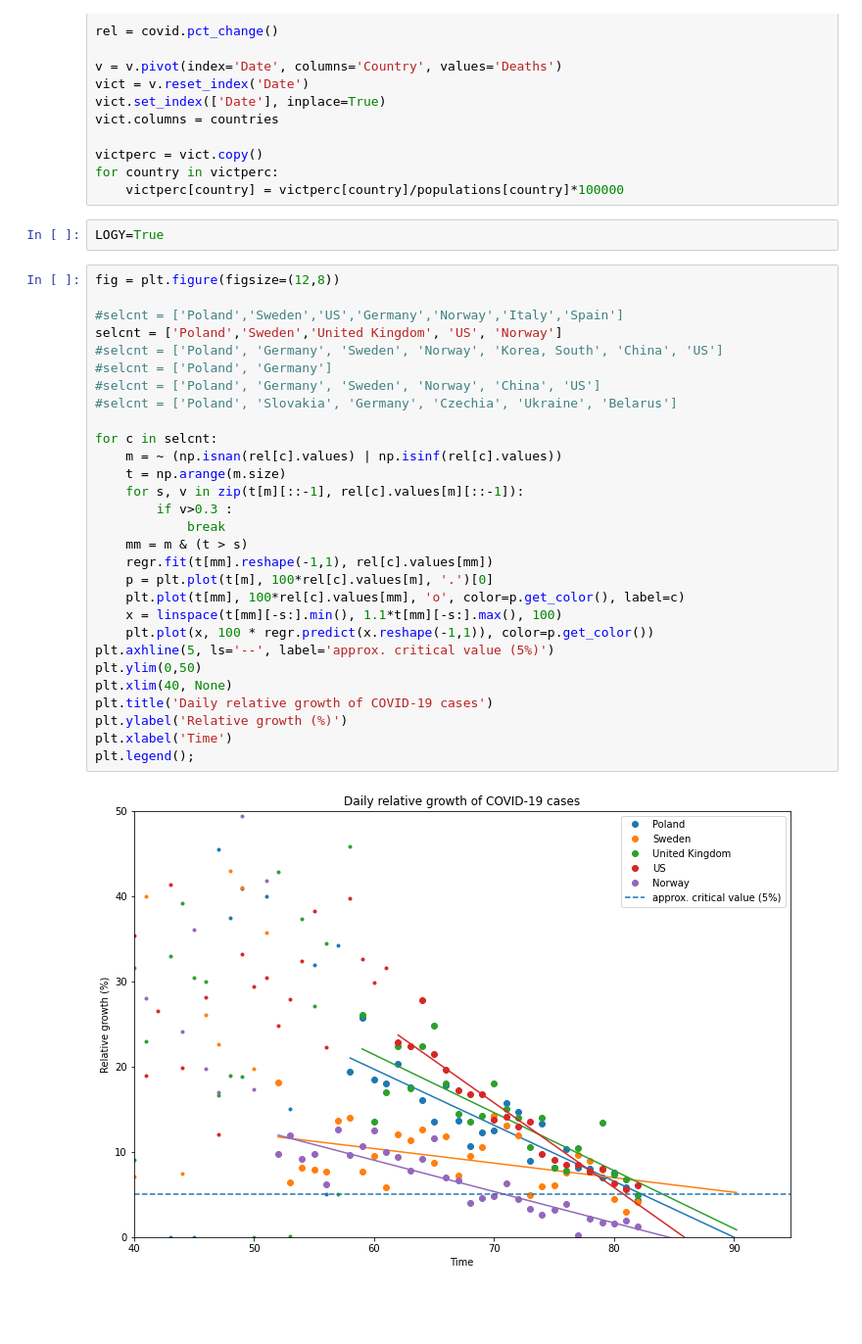
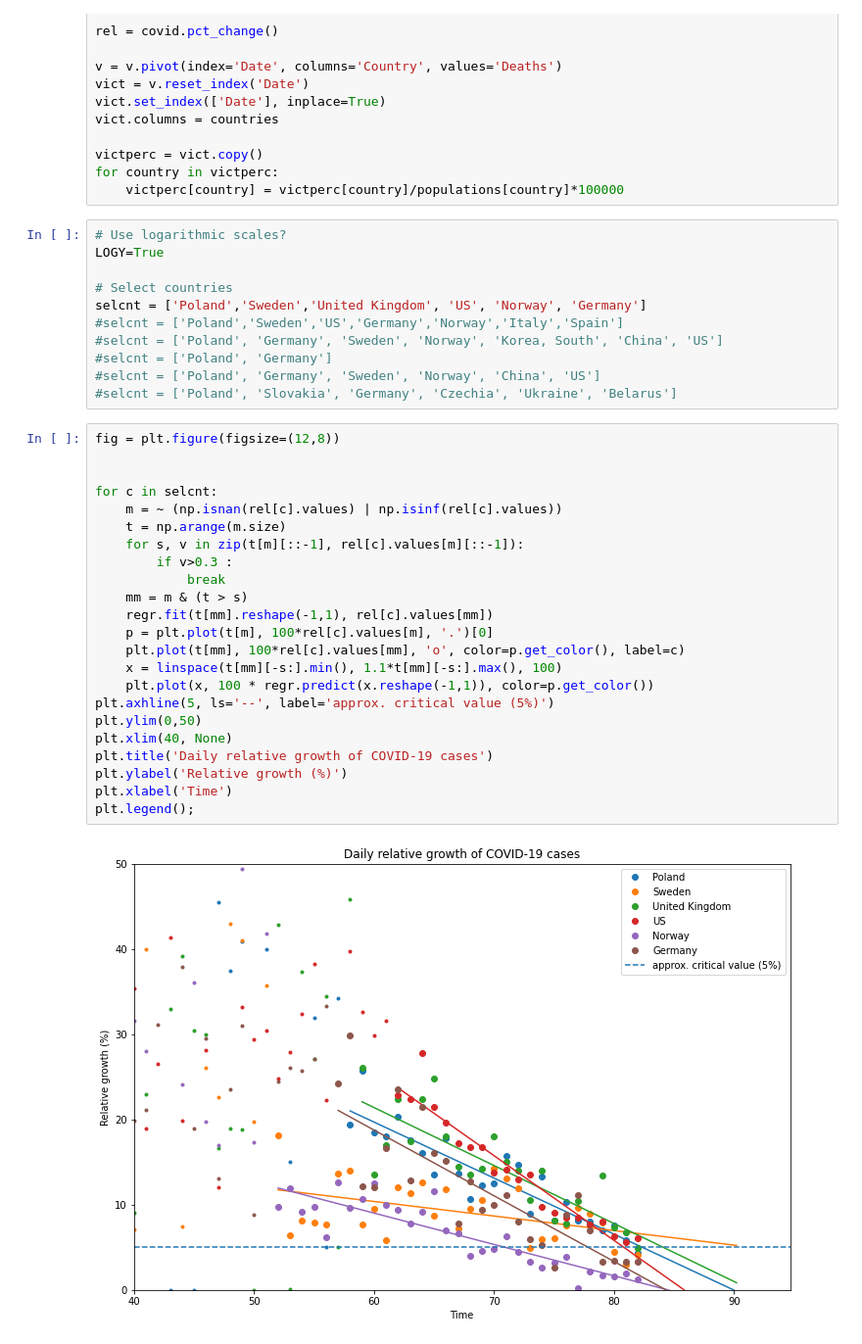
Before and after one commit to jochym/covid_plots, a Jupyter notebook: Covid_plots.ipynb, the cells around one changed output. Shown at 98% size. Cells and saved outputs as stored; diff of their text form; blank space fills up the shorter version.

```diff
--- a/Covid_plots.ipynb
+++ b/Covid_plots.ipynb
@@ -59,39 +59,42 @@ vict.columns = countries
 victperc = vict.copy()
 for country in victperc:
     victperc[country] = victperc[country]/populations[country]*100000
-# %%
-LOGY=True
+# %%
+# Use logarithmic scales?
+LOGY=True
+
+# Select countries
+selcnt = ['Poland','Sweden','United Kingdom', 'US', 'Norway', 'Germany']
+#selcnt = ['Poland','Sweden','US','Germany','Norway','Italy','Spain']
+#selcnt = ['Poland', 'Germany', 'Sweden', 'Norway', 'Korea, South', 'China', 'US']
+#selcnt = ['Poland', 'Germany']
+#selcnt = ['Poland', 'Germany', 'Sweden', 'Norway', 'China', 'US']
+#selcnt = ['Poland', 'Slovakia', 'Germany', 'Czechia', 'Ukraine', 'Belarus']
 # %%
 fig = plt.figure(figsize=(12,8))
 
-#selcnt = ['Poland','Sweden','US','Germany','Norway','Italy','Spain']
-selcnt = ['Poland','Sweden','United Kingdom', 'US', 'Norway']
-#selcnt = ['Poland', 'Germany', 'Sweden', 'Norway', 'Korea, South', 'China', 'US']
-#selcnt = ['Poland', 'Germany']
-#selcnt = ['Poland', 'Germany', 'Sweden', 'Norway', 'China', 'US']
-#selcnt = ['Poland', 'Slovakia', 'Germany', 'Czechia', 'Ukraine', 'Belarus']
 
 for c in selcnt:
     m = ~ (np.isnan(rel[c].values) | np.isinf(rel[c].values))
     t = np.arange(m.size)
     for s, v in zip(t[m][::-1], rel[c].values[m][::-1]):
         if v>0.3 :
             break
     mm = m & (t > s)
     regr.fit(t[mm].reshape(-1,1), rel[c].values[mm])
     p = plt.plot(t[m], 100*rel[c].values[m], '.')[0]
     plt.plot(t[mm], 100*rel[c].values[mm], 'o', color=p.get_color(), label=c)
     x = linspace(t[mm][-s:].min(), 1.1*t[mm][-s:].max(), 100)
     plt.plot(x, 100 * regr.predict(x.reshape(-1,1)), color=p.get_color())
 plt.axhline(5, ls='--', label='approx. critical value (5%)')
 plt.ylim(0,50)
 plt.xlim(40, None)
 plt.title('Daily relative growth of COVID-19 cases')
 plt.ylabel('Relative growth (%)')
 plt.xlabel('Time')
 plt.legend();
 # %% [output]
-[figure, old version]
+[figure, new version]
 # %%
 percapitaplot = percapita[selcnt].plot(figsize=(12,8), linewidth=5, logy=LOGY)
 percapitaplot.grid(color='#d4d4d4')
```
Also changed, not shown: parts of 3 cells of this notebook, 2 other files.
